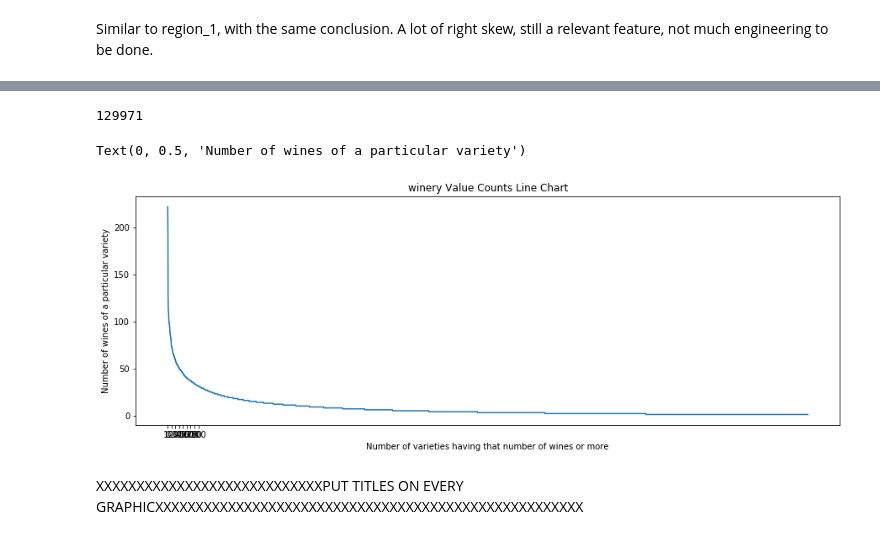
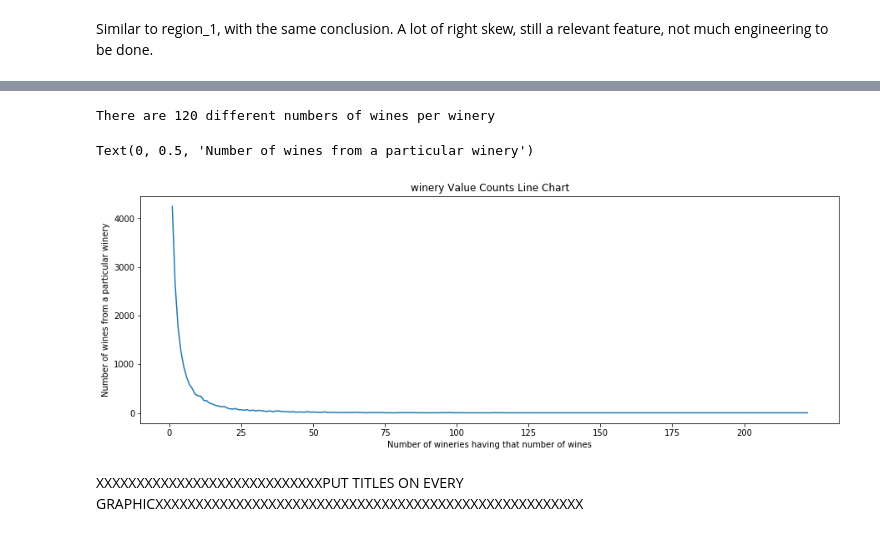
Before and after one commit to chorhatarahuduketuri/Wine-reviews, a Jupyter notebook: code/Wine Reviews EDA.ipynb, the cells around one changed output, grey strips where cells are left out. Saved outputs shown, nothing was run; the diff lists cells and outputs as text; code cells hidden in the pictures.

```diff
--- a/code/Wine Reviews EDA.ipynb
+++ b/code/Wine Reviews EDA.ipynb
@@ -690,18 +720,18 @@ Züm                               1
 Name: winery, Length: 16757, dtype: int64
-# %%
-winery_value_counts.sum()
-# %% [output]
-129971
+# %%
+print('There are {} different numbers of wines per winery'.format(len(winery_value_counts.value_counts())))
+# %% [output]
+There are 120 different numbers of wines per winery
 # %%
-ax_5 = winery_value_counts.plot.line(title='winery Value Counts Line Chart', figsize=(15,5))
+ax_6 = winery_value_counts.value_counts().sort_index().plot.line(title='winery Value Counts Line Chart', figsize=(15,5))
 
-ax_5.set_xticks([0, 100, 200, 300, 400, 500, 600, 700, 800]);
-ax_5.set_xticklabels([0, 100, 200, 300, 400, 500, 600, 700, 800]);
-ax_5.set_xlabel('Number of varieties having that number of wines or more')
-ax_5.set_ylabel('Number of wines of a particular variety')
+ax_6.set_xticks([0, 25, 50, 75, 100, 125, 150, 175, 200]);
+ax_6.set_xticklabels([0, 25, 50, 75, 100, 125, 150, 175, 200]);
+ax_6.set_xlabel('Number of wineries having that number of wines')
+ax_6.set_ylabel('Number of wines from a particular winery')
 # %% [output]
-Text(0, 0.5, 'Number of wines of a particular variety')
+Text(0, 0.5, 'Number of wines from a particular winery')
-[figure, old version]
+[figure, new version]
 # %% [markdown]
 XXXXXXXXXXXXXXXXXXXXXXXXXXXXPUT TITLES ON EVERY GRAPHICXXXXXXXXXXXXXXXXXXXXXXXXXXXXXXXXXXXXXXXXXXXXXXXXXXXXX
 # %%
```
Also changed, not shown: parts of 29 cells of this notebook.
